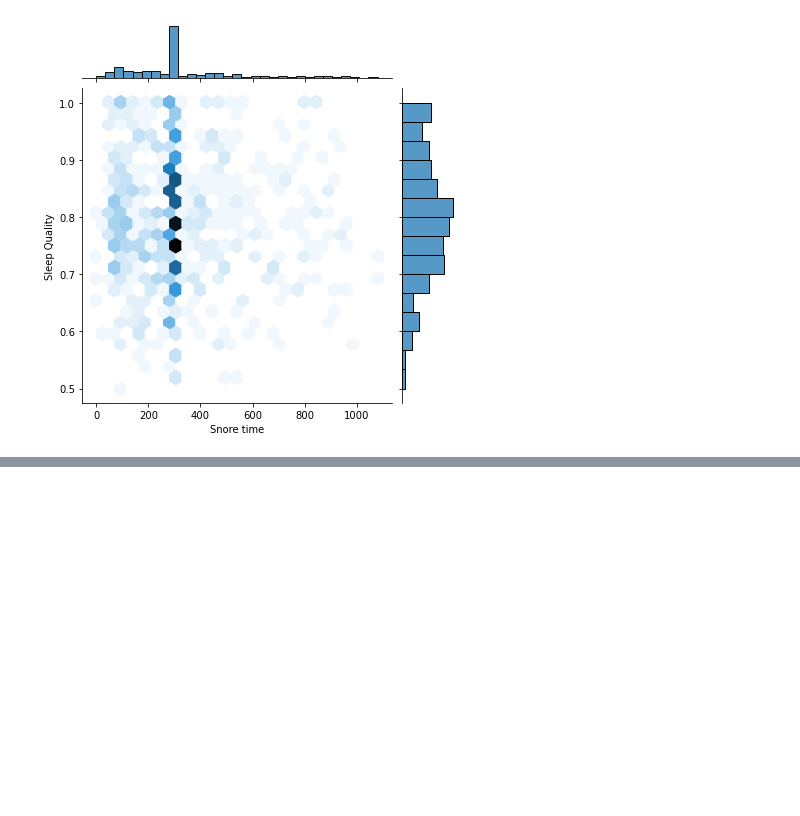
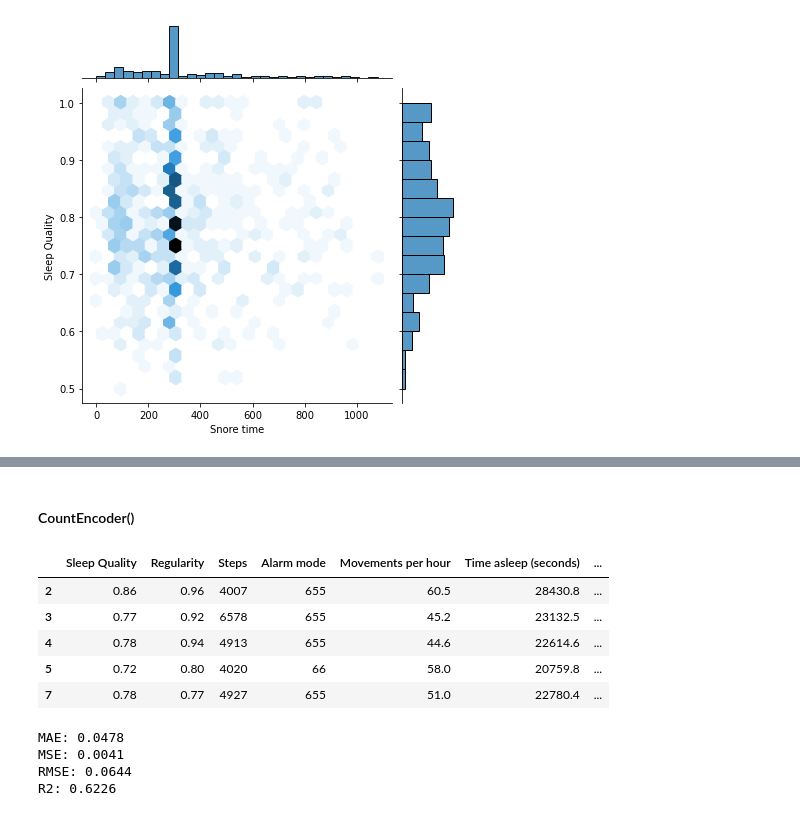
Before and after one commit to yamichnikita/ML_basic_final_project, a Jupyter notebook: Sleep_research.ipynb, the cells around one changed output, grey strips where cells are left out. Saved outputs shown, nothing was run; the diff lists cells and outputs as text; code cells hidden in the pictures; blank space fills up the shorter version.

```diff
--- a/Sleep_research.ipynb
+++ b/Sleep_research.ipynb
@@ -528,0 +548,5 @@ sns.histplot(data= df, x='Weather type')
+# %%
+def encode_func(data, enc, cols = ['Alarm mode', 'Weather type']):
+    data_enc = data.copy()
+    data_enc[cols] = enc.fit_transform(data_enc[cols])
+    return data_enc
@@ -528,0 +596,40 @@ sns.histplot(data= df, x='Weather type')
+# %% [markdown]
+#### CountEncoder()
+# %%
+df_count_enc = encode_func(data = df, enc = CountEncoder())
+df_count_enc.head()
+# %% [output]
+|  | Sleep Quality | Regularity | Steps | Alarm mode | Movements per hour | Time asleep (seconds) | ... |
+| 2 | 0.86 | 0.96 | 4007 | 655 | 60.5 | 28430.8 | ... |
+| 3 | 0.77 | 0.92 | 6578 | 655 | 45.2 | 23132.5 | ... |
+| 4 | 0.78 | 0.94 | 4913 | 655 | 44.6 | 22614.6 | ... |
+| 5 | 0.72 | 0.80 | 4020 | 66 | 58.0 | 20759.8 | ... |
+| 7 | 0.78 | 0.77 | 4927 | 655 | 51.0 | 22780.4 | ... |
+# %%
+X_train, X_test, y_train, y_test = train_test_split(df_count_enc.drop(['Sleep Quality', 'Mood'], axis = 1), df_count_enc['Sleep Quality'],\
+                                                                                                           test_size = 0.3, random_state = 42)
+
+scaler = StandardScaler()
+
+X_train_scaled = scaler.fit_transform(X_train)
+
+X_test_scaled = scaler.transform(X_test)
+
+model = LinearRegression()
+
+model.fit(X_train_scaled, y_train)
+
+y_test_pred = model.predict(X_test_scaled)
+
+y_train_pred = model.predict(X_train_scaled)
+
+
+print('MAE: %.4f' %(mean_absolute_error(y_test, y_test_pred)))
+print('MSE: %.4f' %(mean_squared_error(y_test, y_test_pred)))
+print('RMSE: %.4f' %(mean_squared_error(y_test, y_test_pred, squared = False)))
+print('R2: %.4f' %(r2_score(y_test, y_test_pred)))
+# %% [output]
+MAE: 0.0478
+MSE: 0.0041
+RMSE: 0.0644
+R2: 0.6226
```
Also changed, not shown: parts of 40 cells of this notebook.
